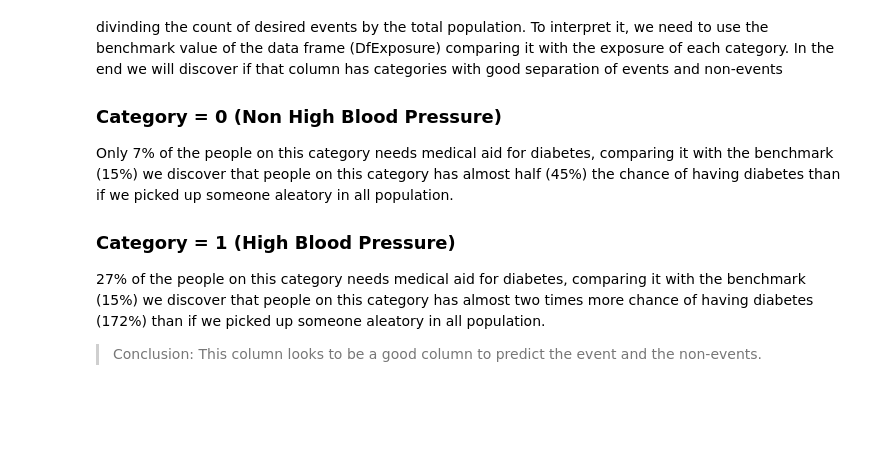
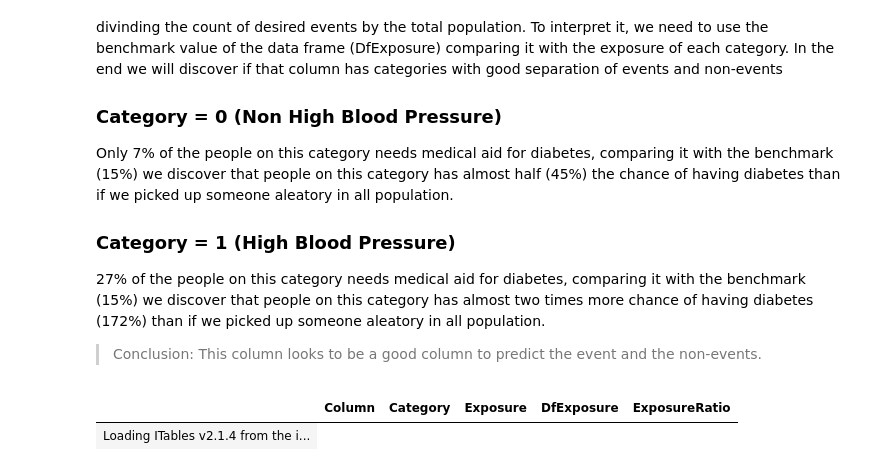
Before and after one commit to barrenha95/diabetes-prediction, a Jupyter notebook: notebooks/exploratory.ipynb, the cells around one changed output. Cells and saved outputs as stored; diff of their text form; code cells hidden in the pictures; blank space fills up the shorter version.

Commit message:
good-bad-ratio-exploratory

```diff
--- a/notebooks/exploratory.ipynb
+++ b/notebooks/exploratory.ipynb
@@ -108,7 +108,8 @@ display(analysis_table)
 This column shows if the blood pressure is high or not.
 With the exploratory table we can find out if the high blood pressure has influence over the phenomenon we are modelling (If the customer has diabetes or not).
 # %%
-display(analysis_table[analysis_table['Column'] == "HighBP" ])
+tmp = analysis_table[analysis_table['Column'] == "HighBP" ]
+display(tmp)
 # %% [output]
 |  | Column | Category | Count | Event | NonEvent | Exposure | DfExposure | ExposureRatio | GoodRatio | ... |
 | Loading ITables v2.1.4 from the i... | ... |
@@ -125,3 +126,8 @@ Only 7% of the people on this category needs medical aid for diabetes, comparing
 27% of the people on this category needs medical aid for diabetes, comparing it with the benchmark (15%) we discover that people on this category has almost two times more  chance of having diabetes (172%) than if we picked up someone aleatory in all population.
 
 > Conclusion: This column looks to be a good column to predict the event and the non-events.
+# %%
+display(tmp[['Column', 'Category', 'Exposure', 'DfExposure', 'ExposureRatio']])
+# %% [output]
+|  | Column | Category | Exposure | DfExposure | ExposureRatio |
+| Loading ITables v2.1.4 from the i... |
```
Also changed, not shown: parts of 2 cells of this notebook.
